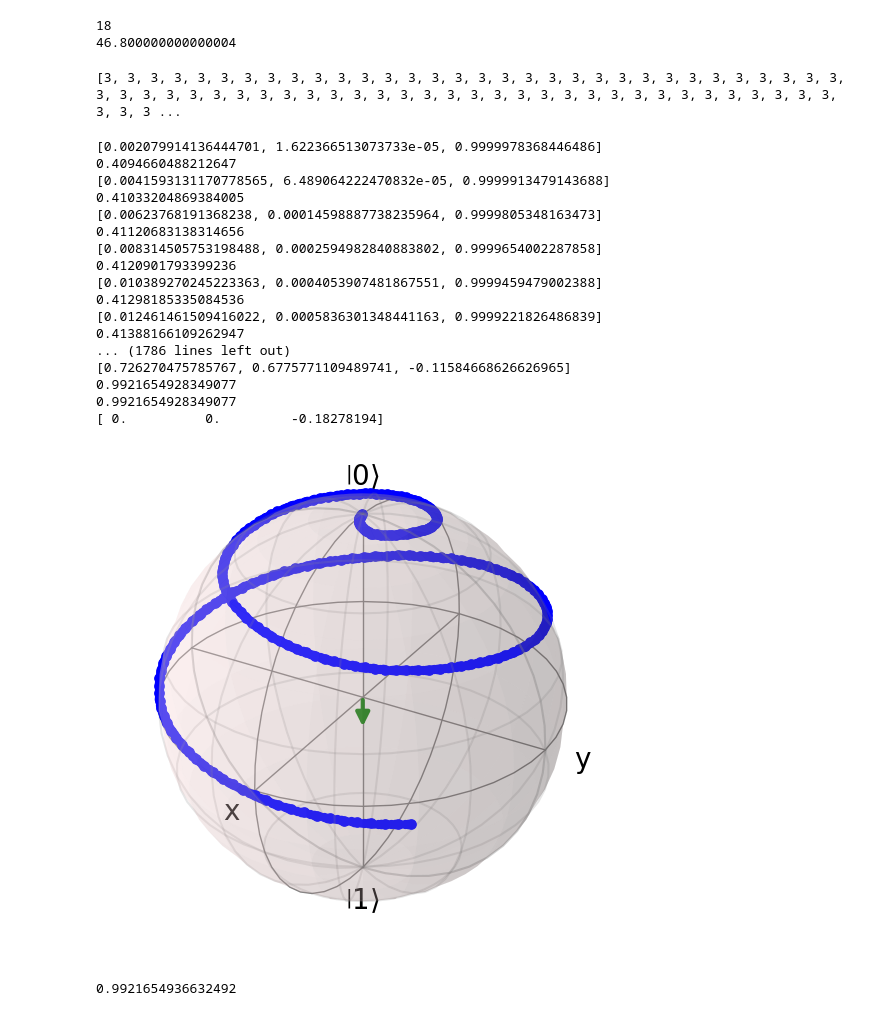
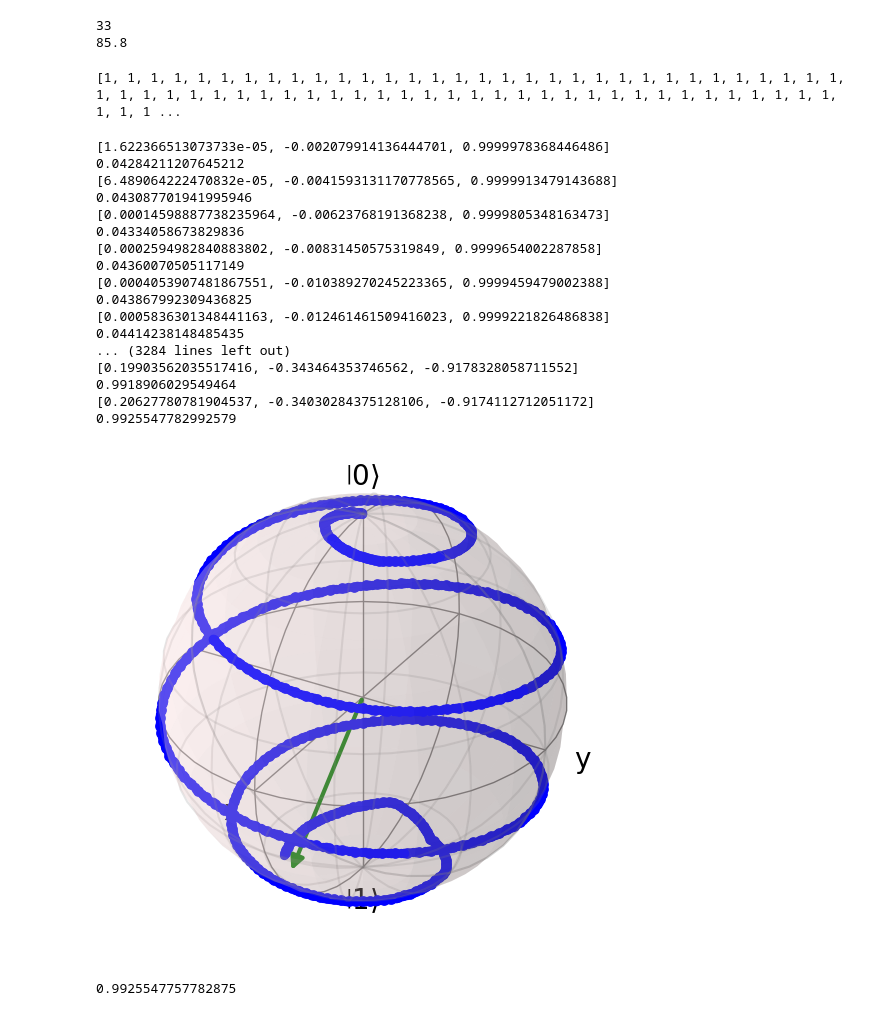
Before and after one commit to NostalgicJ/Quantum_2023, a Jupyter notebook: Ending/NVspinControl_Final/NVspin_ver_Path_visualization_omega.ipynb, the cells around one changed output. Drawn from its saved outputs; the diff is of its cells as text; code cells hidden in the pictures.

```diff
--- a/Ending/NVspinControl_Final/NVspin_ver_Path_visualization_omega.ipynb
+++ b/Ending/NVspinControl_Final/NVspin_ver_Path_visualization_omega.ipynb
@@ -77,16 +77,16 @@ def state_fidelity(rho_1, rho_2):
 # target_theta, target_phi = 2.4241177960054614, 1.4388044532389939
 # combi = [1, 1, 3, 3, 2, 2, 4, 4, 1, 1, 3, 3, 2, 2, 4, 4, 1, 1, 3, 3, 2, 2, 4, 4, 1, 3, 3]
 dt = 2.6
-target_theta = 1.7546116456193512
-target_phi = 4.287738190571398
-target_omega = 0.5850123215656255
-combi = [3, 3, 2, 2, 4, 4, 1, 1, 3, 3, 2, 2, 4, 4, 1, 1, 3, 3]
+target_theta = 2.7257895990853345
+target_phi = 3.5679329332257987
+target_omega = 5.690840613459982
+combi = [1, 1, 3, 3, 2, 2, 4, 4, 1, 1, 3, 3, 2, 2, 4, 4, 1, 1, 3, 3, 2, 2, 4, 4, 1, 1, 3, 3, 3, 2, 3, 4, 4]
 
 print(len(combi))
 print(dt*len(combi))
 # %% [output]
-18
-46.800000000000004
+33
+85.8
 # %%
 
 import pennylane as qml
@@ -121,60 +121,70 @@ print(combination)
 
 dt = dt/k
 # %% [output]
-[3, 3, 3, 3, 3, 3, 3, 3, 3, 3, 3, 3, 3, 3, 3, 3, 3, 3, 3, 3, 3, 3, 3, 3, 3, 3, 3, 3, 3, 3, 3, 3, 3, 3, 3, 3, 3, 3, 3, 3, 3, 3, 3, 3, 3, 3, 3, 3, 3, 3, 3, 3, 3, 3, 3, 3, 3, 3, 3, 3, 3, 3, 3, 3, 3, 3, 3 ...
+[1, 1, 1, 1, 1, 1, 1, 1, 1, 1, 1, 1, 1, 1, 1, 1, 1, 1, 1, 1, 1, 1, 1, 1, 1, 1, 1, 1, 1, 1, 1, 1, 1, 1, 1, 1, 1, 1, 1, 1, 1, 1, 1, 1, 1, 1, 1, 1, 1, 1, 1, 1, 1, 1, 1, 1, 1, 1, 1, 1, 1, 1, 1, 1, 1, 1, 1 ...
 # %%
 b = Bloch()
 irho_mid = np.matrix(irho_init)
 point_list = []
 z = []
 y = []
+x = []
 
 for i in combination:
     instant_U = unitary(dt, i)
     irho_mid = (instant_U @ irho_mid @ instant_U.conj().T)
     point = [np.trace(irho_mid * sx).real,
              np.trace(irho_mid * sy).real,
              np.trace(irho_mid * sz).real]
     b.add_points(point, 'm')
     print(point)
     z.append(np.trace(irho_mid * sz).real)
     y.append(np.trace(irho_mid * sy).real)
+    x.append(np.trace(irho_mid * sx).real)
     point_list.append(point)
     print(state_fidelity(irho_target, irho_mid))
 
-vector = np.array([np.trace(irho_target * sx).real,
-             np.trace(irho_target * sy).real,
-             np.trace(irho_target * sz).real])
+vector = np.array([np.trace(irho_target @ sx).real,
+                    np.trace(irho_target @ sy).real,
+                    np.trace(irho_target @ sz).real])
 
-print(state_fidelity(irho_target, irho_mid))
-print(vector)
+# print("#############################")
+# print(z)
+# print(y)
+# print(x)
+# print(state_fidelity(irho_target, irho_mid))
+# print(irho_target)
+# irho_target = np.array(irho_target)
+# print(type(irho_target), irho_target.shape())
+# print(irho_mid)
+# print(vector)
 
 b.vector_color=['g']
 b.add_vectors(vector)
 # b.vector_color=['g']
-#b.add_vectors([0,0,1],colors = 'r')
+# b.add_vectors([0,0,1],colors = 'r')
 b.point_marker = ['o']
 b.show()
 # %% [output]
-[0.002079914136444701, 1.622366513073733e-05, 0.9999978368446486]
-0.4094660488212647
-[0.0041593131170778565, 6.489064222470832e-05, 0.9999913479143688]
-0.41033204869384005
-[0.00623768191368238, 0.00014598887738235964, 0.9999805348163473]
-0.41120683138314656
-[0.008314505753198488, 0.0002594982840883802, 0.9999654002287858]
-0.4120901793399236
-[0.010389270245223363, 0.0004053907481867551, 0.9999459479002388]
-0.41298185335084536
-[0.012461461509416022, 0.0005836301348441163, 0.9999221826486839]
-0.41388166109262947
-... (1786 lines left out)
-[0.726270475785767, 0.6775771109489741, -0.11584668626626965]
-0.9921654928349077
-0.9921654928349077
-[ 0.          0.         -0.18278194]
+[1.622366513073733e-05, -0.002079914136444701, 0.9999978368446486]
+0.04284211207645212
+[6.489064222470832e-05, -0.0041593131170778565, 0.9999913479143688]
+0.043087701941995946
+[0.00014598887738235964, -0.00623768191368238, 0.9999805348163473]
+0.04334058673829836
+[0.0002594982840883802, -0.00831450575319849, 0.9999654002287858]
+0.04360070505117149
+[0.0004053907481867551, -0.010389270245223365, 0.9999459479002388]
+0.043867992309436825
+[0.0005836301348441163, -0.012461461509416023, 0.9999221826486838]
+0.04414238148485435
+... (3284 lines left out)
+[0.19903562035517416, -0.343464353746562, -0.9178328058711552]
+0.9918906029549464
+[0.20627780781904537, -0.34030284375128106, -0.9174112712051172]
+0.9925547782992579
-[figure, old version]
+[figure, new version]
 # %%
 state_fidelity(irho_mid, irho_target)
 # %% [output]
-0.9921654936632492
+0.9925547757782875
```
Also changed, not shown: 4 other files.
